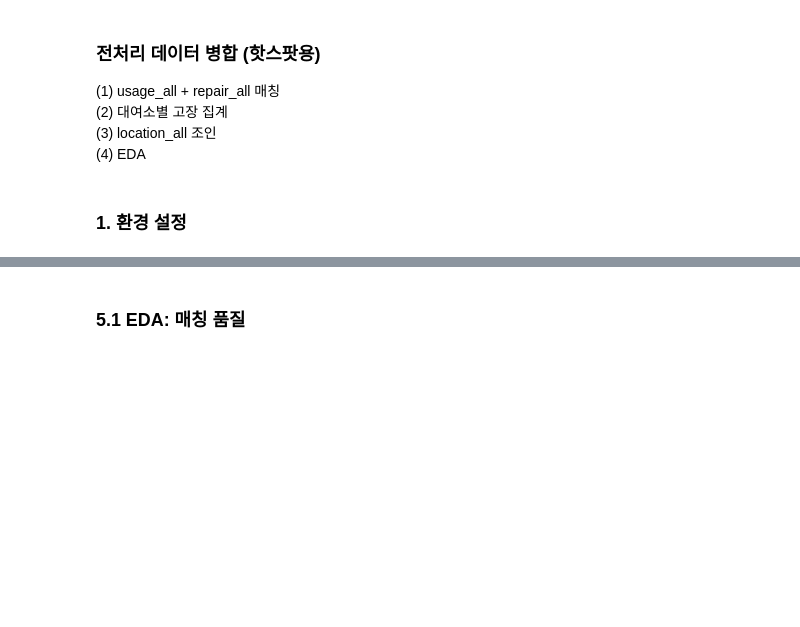
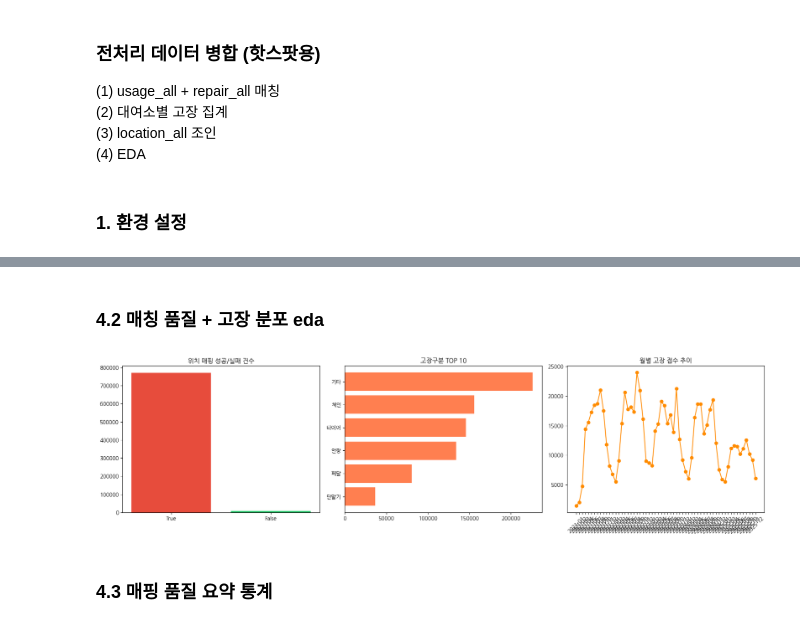
Before and after one commit to Jinx921/26-1_BITAmin_project, a Jupyter notebook: data_merged.ipynb, the cells around one changed output, grey strips where cells are left out. Drawn from its saved outputs; the diff is of its cells as text; code cells hidden in the pictures; blank space fills up the shorter version.

```diff
--- a/data_merged.ipynb
+++ b/data_merged.ipynb
@@ -128,0 +180,17 @@ display(repair_station_events.head())
+# %%
+# 불필요 컬럼 제거
+repair_station_events = repair_station_events.drop(
+    columns=['위치매핑성공', '시간차_분'],
+    errors='ignore'
+)
+
+display(repair_station_events.head(10))
+
+print('\n컬럼별 dtype:')
+print(repair_station_events.dtypes)
+
+print('\n기초 통계:')
+display(repair_station_events.describe())
+
+print('\n결측치:')
+print(repair_station_events.isnull().sum())
@@ -129,21 +233,36 @@ display(repair_station_events.head())
 # %% [markdown]
-### 5.1 EDA: 매칭 품질
+### 4.2 매칭 품질 + 고장 분포 eda
 # %%
-cnt = repair_station_events['위치매핑성공'].value_counts(dropna=False)
-plt.figure(figsize=(5,3))
-plt.bar(cnt.index.astype(str), cnt.values)
-plt.title('위치 매핑 성공/실패 건수')
-plt.xlabel('위치매핑성공')
-plt.ylabel('건수')
+fig, axes = plt.subplots(1, 3, figsize=(18, 5))
+
+mapped_flag = repair_station_events['추정고장대여소ID'].notna()
+
+# 1) 위치 매핑 성공/실패
+cnt = mapped_flag.value_counts(dropna=False)
+axes[0].bar(cnt.index.astype(str), cnt.values, color=['#e74c3c','#2ecc71'])
+axes[0].set_title('위치 매핑 성공/실패 건수')
+
+# 2) 고장구분 TOP 10
+fault_cnt = repair_station_events['고장구분'].value_counts().head(10)
+axes[1].barh(fault_cnt.index.astype(str), fault_cnt.values, color='coral')
+axes[1].set_title('고장구분 TOP 10')
+axes[1].invert_yaxis()
+
+# 3) 월별 고장 접수 추이
+monthly = (
+    repair_station_events
+    .assign(year_month=pd.to_datetime(repair_station_events['등록일시']).dt.to_period('M').astype(str))
+    .groupby('year_month', as_index=False)
+    .size()
+    .rename(columns={'size':'건수'})
+)
+axes[2].plot(monthly['year_month'], monthly['건수'], marker='o', color='darkorange')
+axes[2].set_title('월별 고장 접수 추이')
+axes[2].tick_params(axis='x', rotation=45)
+
 plt.tight_layout()
 plt.show()
-
-tmp = repair_station_events['시간차_분'].dropna()
-tmp = tmp[(tmp >= 0) & (tmp <= tmp.quantile(0.99))]
-plt.figure(figsize=(6,3))
-plt.hist(tmp, bins=50)
-plt.title('시간차(분) 분포 (상위 1% 제외)')
-plt.xlabel('분')
-plt.ylabel('빈도')
-plt.tight_layout()
-plt.show()
+# %% [output]
+[figure, added]
+# %% [markdown]
+### 4.3 매핑 품질 요약 통계
```
Also changed, not shown: parts of 26 cells of this notebook.
